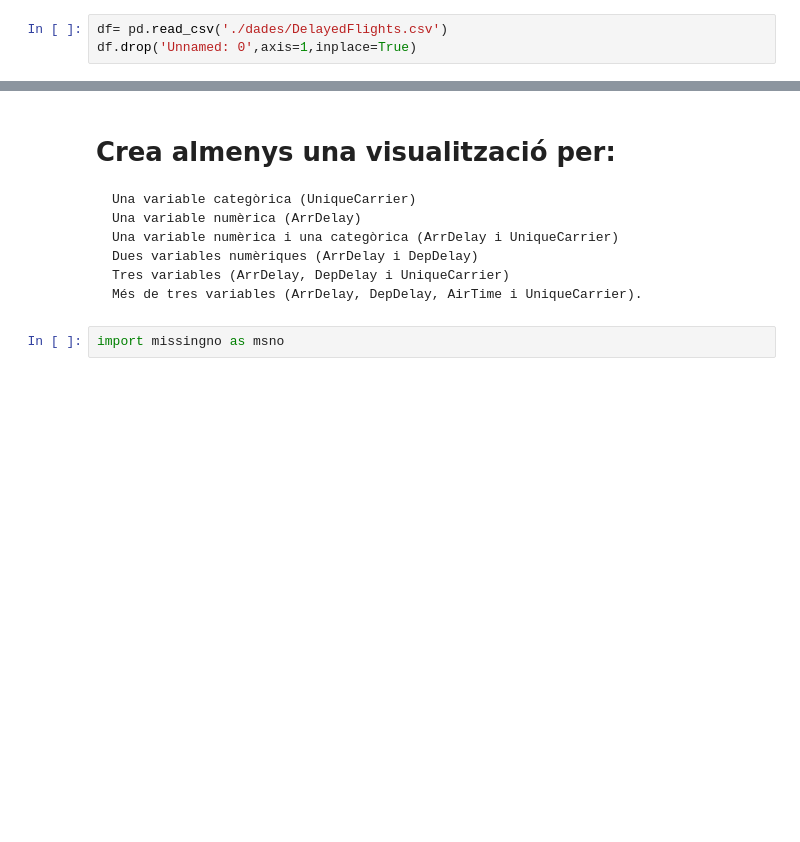
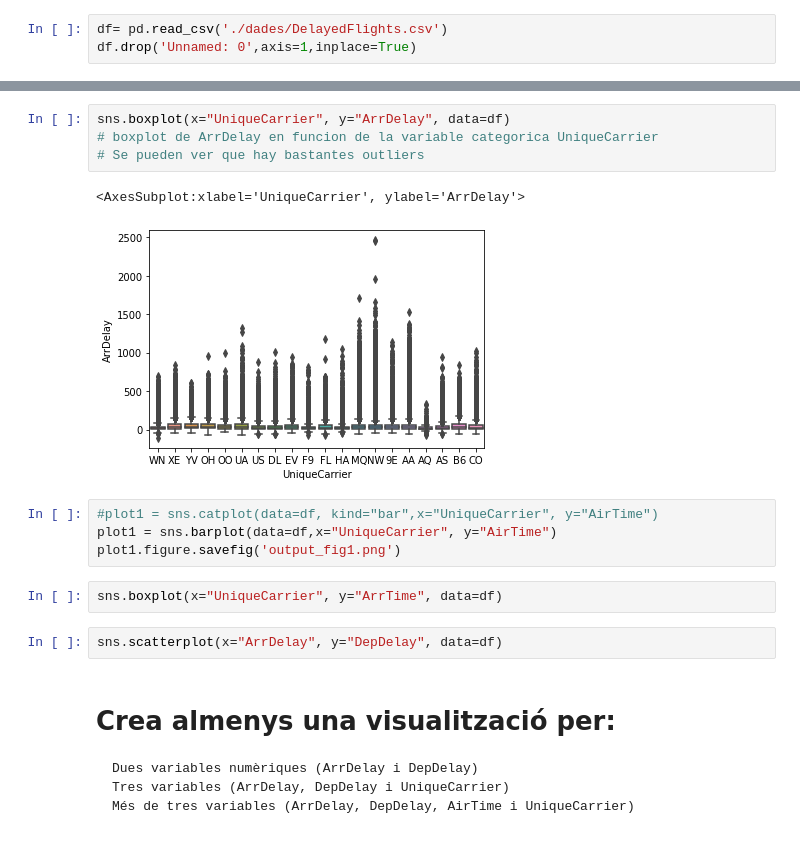
Before and after one commit to ManelForcales/visualitzacio_exploratoria, a Jupyter notebook: Tasca6.ipynb, the cells around one changed output, grey strips where cells are left out. Drawn from its saved outputs; the diff is of its cells as text; blank space fills up the shorter version.

```diff
--- a/Tasca6.ipynb
+++ b/Tasca6.ipynb
@@ -21,10 +66,20 @@ pd.set_option('display.max_columns', None)
+# %%
+sns.boxplot(x="UniqueCarrier", y="ArrDelay", data=df)
+# boxplot de ArrDelay en funcion de la variable categorica UniqueCarrier
+# Se pueden ver que hay bastantes outliers
+# %% [output]
+<AxesSubplot:xlabel='UniqueCarrier', ylabel='ArrDelay'>
+[figure, added]
+# %%
+#plot1 = sns.catplot(data=df, kind="bar",x="UniqueCarrier", y="AirTime")
+plot1 = sns.barplot(data=df,x="UniqueCarrier", y="AirTime")
+plot1.figure.savefig('output_fig1.png')
+# %%
+sns.boxplot(x="UniqueCarrier", y="ArrTime", data=df)
+# %%
+sns.scatterplot(x="ArrDelay", y="DepDelay", data=df)
 # %% [markdown]
 # Crea almenys una visualització per:
-    Una variable categòrica (UniqueCarrier)
-    Una variable numèrica (ArrDelay)
-    Una variable numèrica i una categòrica (ArrDelay i UniqueCarrier)
     Dues variables numèriques (ArrDelay i DepDelay)
     Tres variables (ArrDelay, DepDelay i UniqueCarrier)
-    Més de tres variables (ArrDelay, DepDelay, AirTime i UniqueCarrier).
+    Més de tres variables (ArrDelay, DepDelay, AirTime i UniqueCarrier)
-# %%
-import missingno as msno
```
Also changed, not shown: parts of 6 cells of this notebook, 2 other files.
